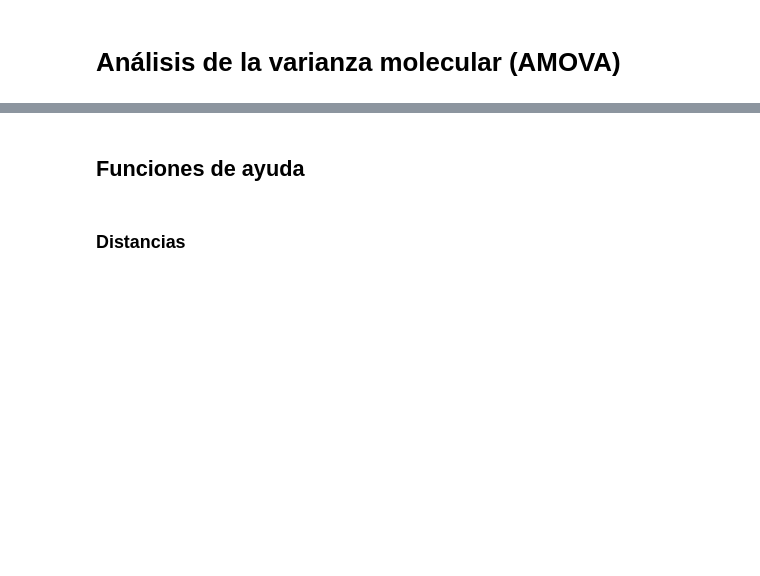
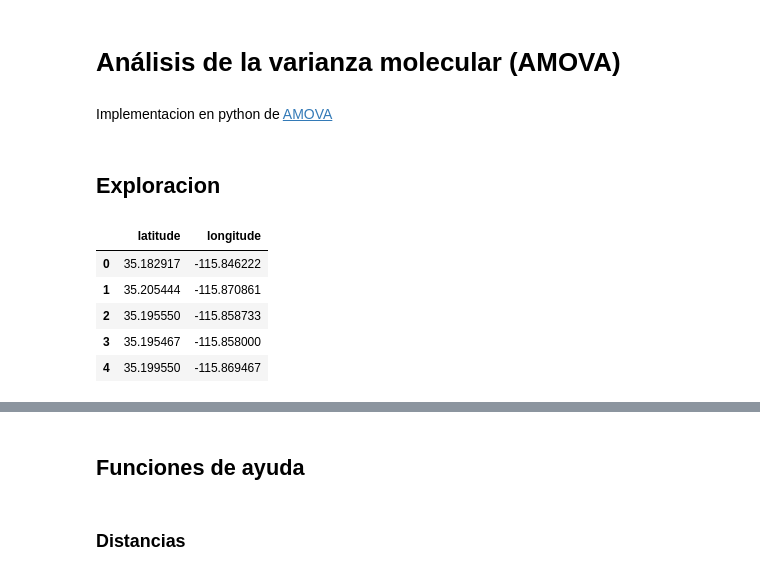
Before and after one commit to Desert-Analytics/genomica-cachoril, a Jupyter notebook: nbs/amova.ipynb, the cells around one changed output, grey strips where cells are left out. Drawn from its saved outputs; the diff is of its cells as text; code cells hidden in the pictures; blank space fills up the shorter version.

```diff
--- a/nbs/amova.ipynb
+++ b/nbs/amova.ipynb
@@ -1,5 +1,7 @@
 # %% [markdown]
 # Análisis de la varianza molecular (AMOVA)
+# %% [markdown]
+Implementacion en python de [AMOVA](https://www.frontiersin.org/journals/ecology-and-evolution/articles/10.3389/fevo.2018.00066/full)
 # %%
 from pathlib import Path
 import numpy as np
@@ -12,0 +18,2 @@ import seaborn as sns
+# %% [markdown]
+## Exploracion
@@ -12,0 +27,10 @@ import seaborn as sns
+# %%
+coords_df = pd.read_csv(COORDS_PATH)
+coords_df[["latitude","longitude"]].head()
+# %% [output]
+|  | latitude | longitude |
+| 0 | 35.182917 | -115.846222 |
+| 1 | 35.205444 | -115.870861 |
+| 2 | 35.195550 | -115.858733 |
+| 3 | 35.195467 | -115.858000 |
+| 4 | 35.199550 | -115.869467 |
```
Also changed, not shown: parts of 14 cells of this notebook, 2 other files.
